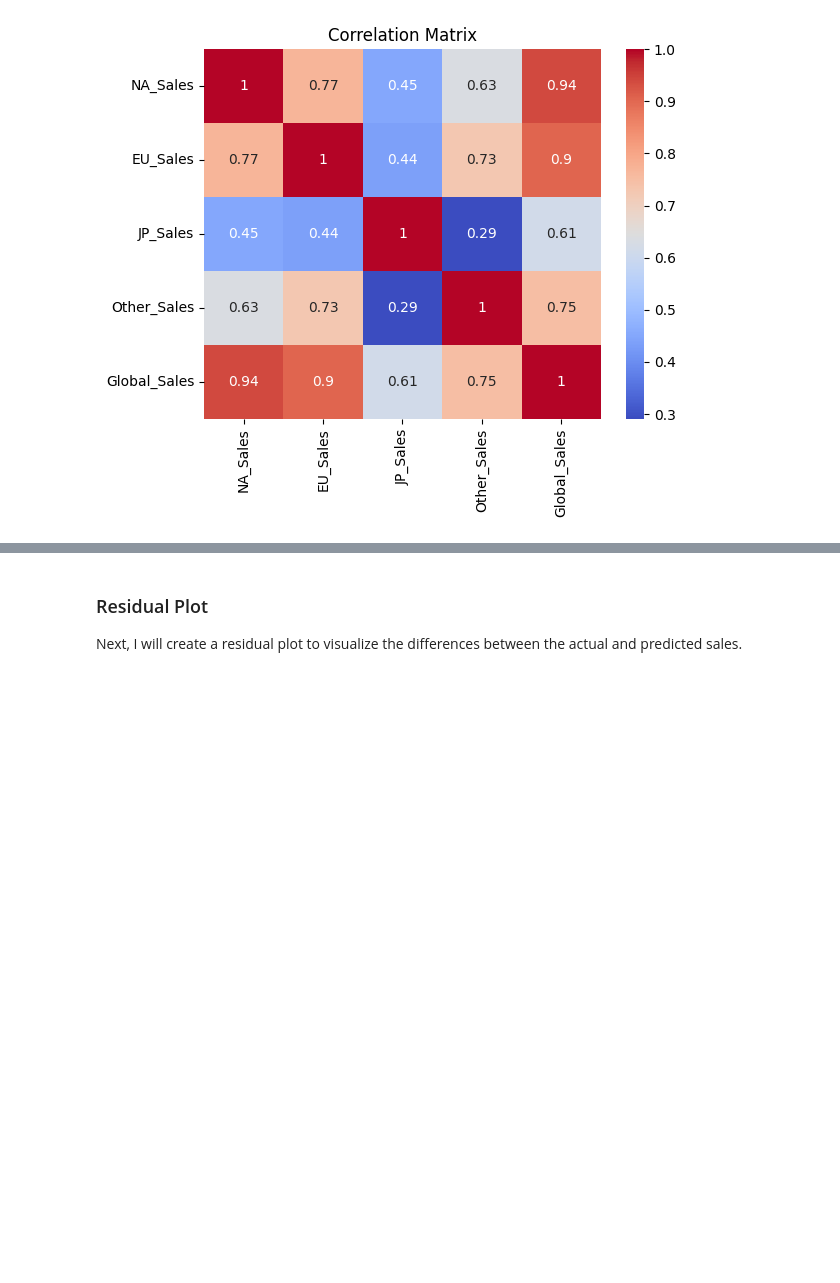
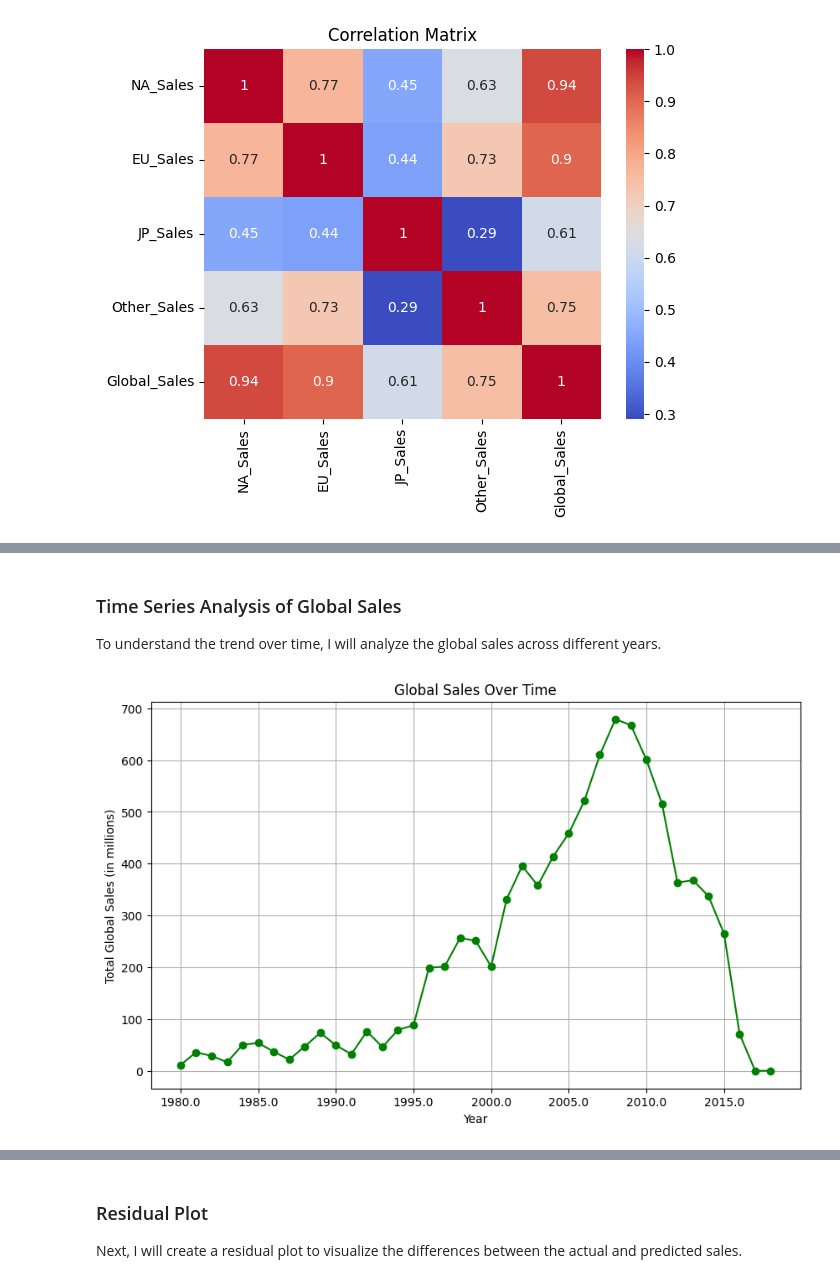
Before and after one commit to tomokiito/video-game-sales-prediction, a Jupyter notebook: video-game-sales-prediction.ipynb, the cells around one changed output, grey strips where cells are left out. Cells and saved outputs as stored; diff of their text form; code cells hidden in the pictures; blank space fills up the shorter version.

```diff
--- a/video-game-sales-prediction.ipynb
+++ b/video-game-sales-prediction.ipynb
@@ -147,0 +154,13 @@ plt.show()
+# %% [markdown]
+### Time Series Analysis of Global Sales
+To understand the trend over time, I will analyze the global sales across different years.
+# %%
+# Time series analysis of global sales
+data.groupby('Year', observed=False)['Global_Sales'].sum().plot(kind='line', figsize=(10, 6), marker='o', color='green')
+plt.title('Global Sales Over Time')
+plt.xlabel('Year')
+plt.ylabel('Total Global Sales (in millions)')
+plt.grid(True)
+plt.show()
+# %% [output]
+[figure, added]
```
Also changed, not shown: parts of 27 cells of this notebook.
